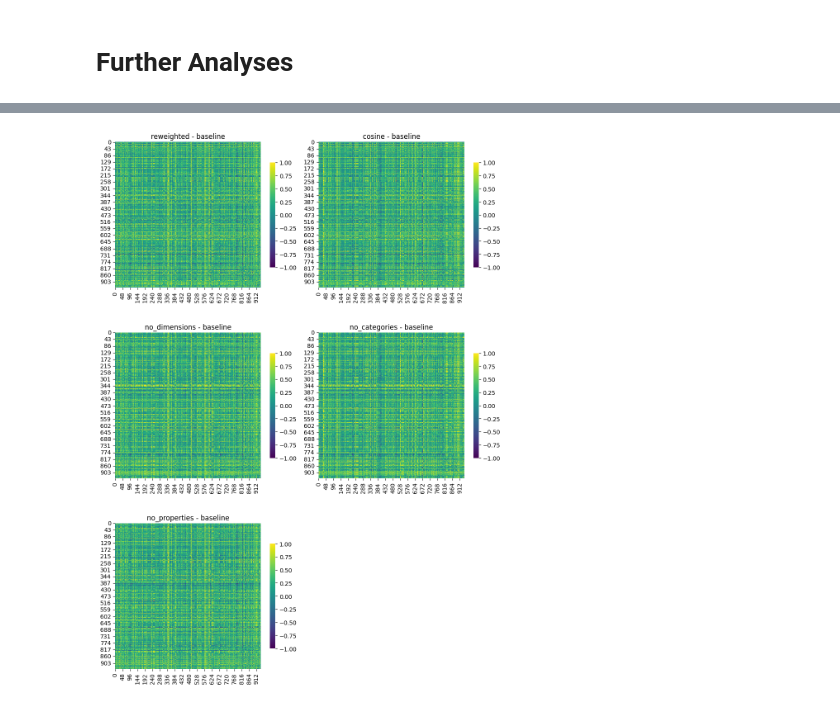
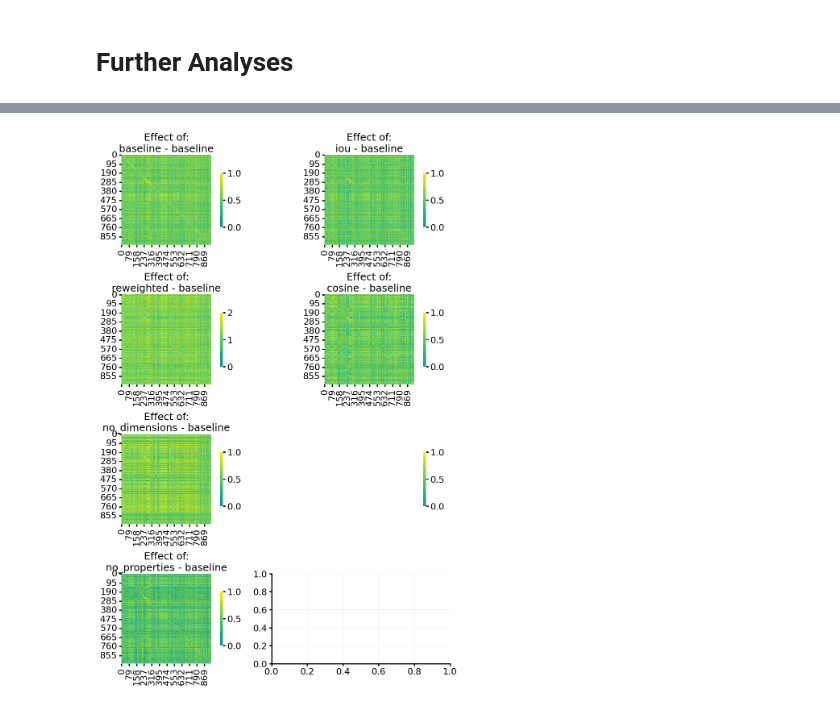
Before and after one commit to DavidePanza/VanillaSteel_CaseStudy, a Jupyter notebook: sandbox3.ipynb, the cells around one changed output, grey strips where cells are left out. Drawn from its saved outputs; the diff is of its cells as text; code cells hidden in the pictures.

```diff
--- a/sandbox3.ipynb
+++ b/sandbox3.ipynb
@@ -149,3 +153,7 @@ cols_with_ranges = [
     'hardness_HB_HV_HRC',
     'Nb_V_Ti_others'
 ]
+
+
+for col in cols_with_ranges:
+    df_merged = extract_ranges(df_merged, col)
@@ -317,6 +268,6 @@ df_merged.loc[mask, 'length_max'] = df_merged.loc[mask, 'length_max'] / 10
 Clean Weight
 # %%
 # Some weight are unrealistics. I will divide by 10 those weight > 200000
-mask = df_merged['weight_min'] > 200000
+mask = df_merged['weight_max'] > 200000
 df_merged.loc[mask, 'weight_min'] = df_merged.loc[mask, 'weight_min'] / 10
 df_merged.loc[mask, 'weight_max'] = df_merged.loc[mask, 'weight_max'] / 10
@@ -335,19 +290,5 @@ dimension_cols = [
     'tensile_strength'
 ]
 
-def fill_singleton_dimensions(col):
-    min_col = f"{col}_min"
-    max_col = f"{col}_max"
-
-    # If min is missing and max is present, set min to max
-    df_merged.loc[
-        df_merged[min_col].isna() & df_merged[max_col].notna(),
-        min_col] = df_merged[max_col]
-
-    # If max is missing and min is present, set max to min
-    df_merged.loc[
-        df_merged[max_col].isna() & df_merged[min_col].notna(),
-        max_col] = df_merged[min_col]
-
 for col in dimension_cols:
-    fill_singleton_dimensions(col)
+    df_merged = fill_singleton_dimensions(df_merged, col)
@@ -648,20 +722,20 @@ TypeError: run_experiments() got an unexpected keyword argument 'distance_type'
 # %%
 # Create subplots
-fig, axes = plt.subplots(3, 2, figsize=(10, 14))
+fig, axes = plt.subplots(4, 2, figsize=(10, 14))
 axes = axes.flatten()
 
-baseline = categories_matrix.copy()
+baseline = matrices['baseline']
 
 for i, exp_name in enumerate(matrices.keys()):
     diff = matrices[exp_name] - baseline
-    sns.heatmap(diff, ax=axes[i], cmap='viridis', center=0, square=True,
+    sns.heatmap(matrices[exp_name], ax=axes[i], cmap='viridis', center=0, square=True,
                 cbar_kws={'shrink': 0.6})
     axes[i].set_title(f'Effect of:\n{exp_name} - baseline')
 
 # Hide the 6th subplot since you only have 5
 axes[5].set_visible(False)
 
 plt.tight_layout()
 plt.show()
 # %% [output]
-[figure, old version]
+[figure, new version]
```
Also changed, not shown: parts of 22 cells of this notebook.
